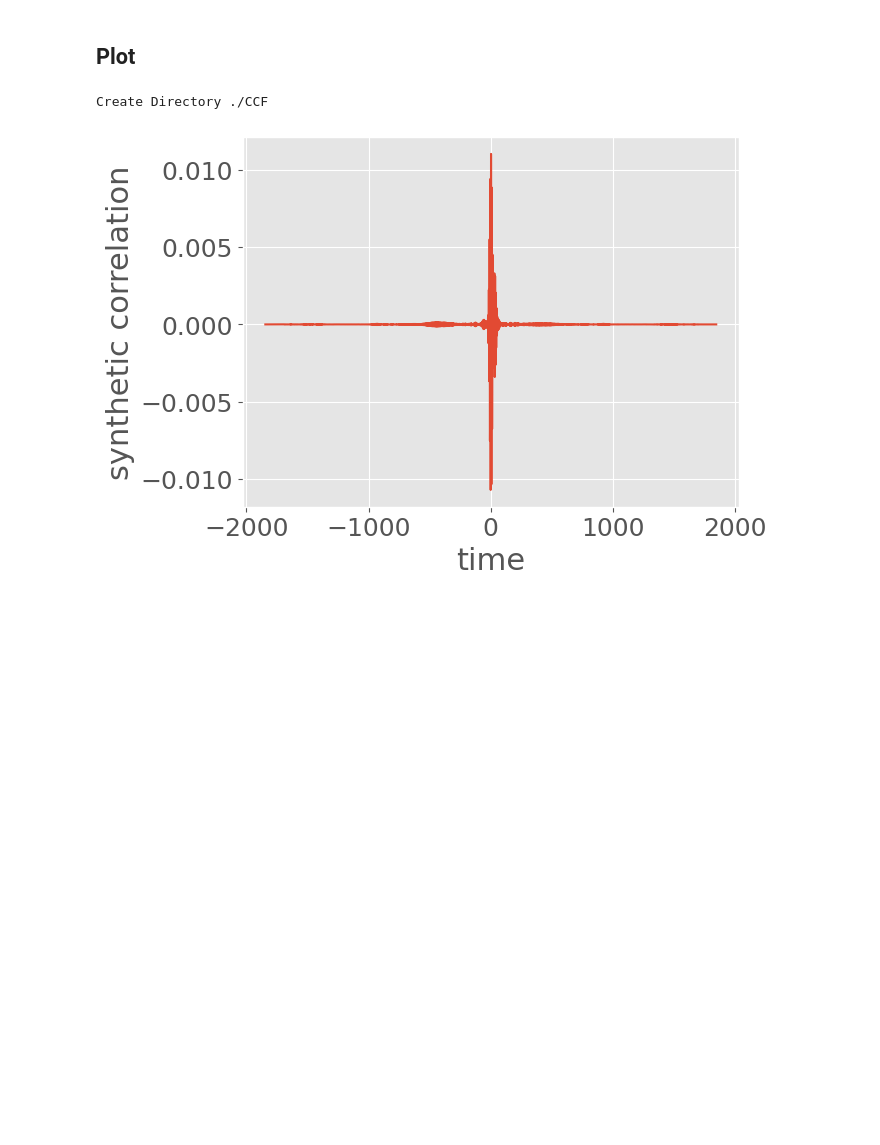
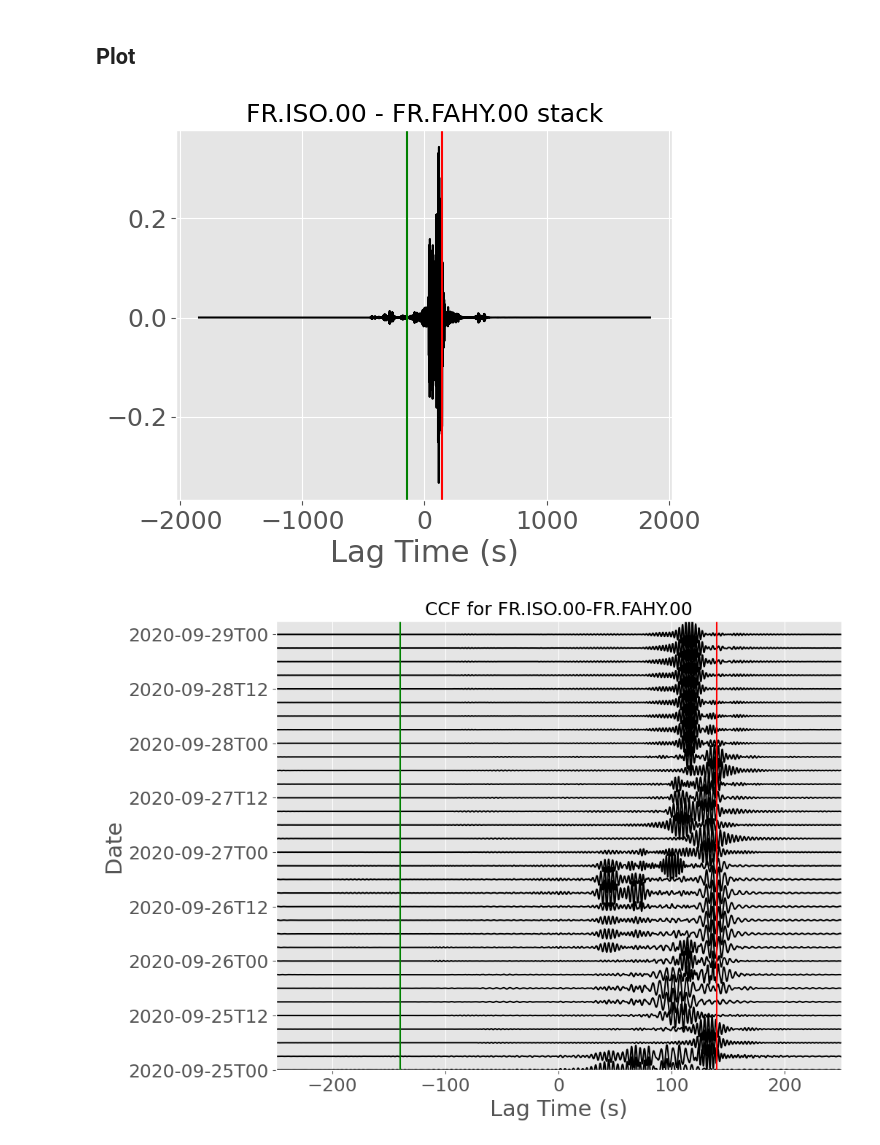
Before and after one commit to lystom/WMSAN, a Jupyter notebook: RAYLEIGH/synthetic_CCF.ipynb, the cells around one changed output. Saved outputs shown, nothing was run; the diff lists cells and outputs as text; code cells hidden in the pictures; blank space fills up the shorter version.

```diff
--- a/RAYLEIGH/synthetic_CCF.ipynb
+++ b/RAYLEIGH/synthetic_CCF.ipynb
@@ -167,16 +202,33 @@ PSD shape (261, 141, 7381)
 # %% [markdown]
 ## Plot
-# %%
-try:
-    corr.to_netcdf('./CCF/ccf_%s_%s_%d%02d%02d%02d.nc'%(id_A, id_B, date_vect[0],date_vect[1],date_vect[2],date_vect[3]))
-except:
-    print('Create Directory ./CCF')
-    os.mkdir('./CCF')
-    corr.to_netcdf('./CCF/ccf_%s_%s_%d%02d%02d%02d.nc'%(id_A, id_B, date_vect[0],date_vect[1],date_vect[2],date_vect[3]))
-
-## Plot CCF
-corr.plot()
-plt.show()
-# %% [output]
-Create Directory ./CCF
-[figure, removed]
+# %%
+## Plot stack
+
+plt.figure()
+plt.plot(corr.time, np.mean(corr_3h, axis=0), 'k')
+plt.axvline(x=140, color='r')
+plt.axvline(x=-140, color='g')
+# plt.xlim(-250, 250)
+plt.xlabel('Lag Time (s)')
+plt.title('%s - %s stack'%(id_A, id_B))
+plt.show()
+
+## Plot CCF
+normalize = np.max(abs(corr_3h))
+
+fig, ax = plt.subplots(figsize=(10,8))
+im = ax.plot(corr.time, corr_3h.T/normalize + np.arange(len(dates_vector)), 'k') #, extent=[-300, 300, 0, len(dates_vector)], aspect='auto', cmap='RdYlGn')
+ax.set_xlabel('Lag Time (s)')
+ax.set_ylabel('Date')
+ax.set_title('CCF for %s-%s'%(id_A, id_B))
+ax.set_xlim(-250, 250)
+ax.set_ylim(0, len(dates_vector))
+ax.set_yticks(np.arange(len(dates_vector))[::4])
+ax.set_yticklabels(dates[::4].strftime('%Y-%m-%dT%H'))
+plt.axvline(x=140, color='r')
+plt.axvline(x=-140, color='g')
+#fig.colorbar(im, ax=ax)
+plt.show()
+# %% [output]
+[figure, added]
+[figure, added]
```
Also changed, not shown: parts of 15 cells of this notebook, 1 other file.
